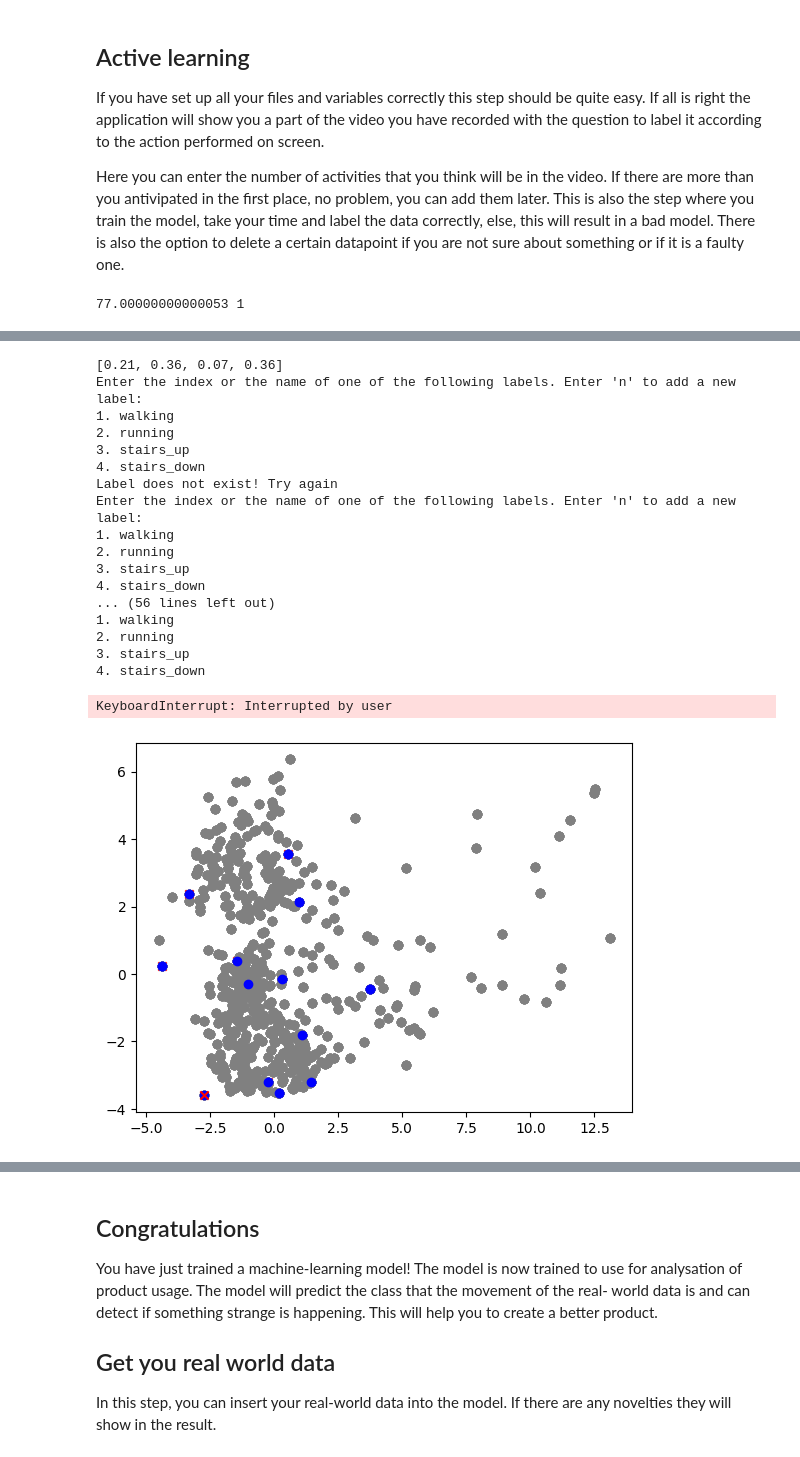
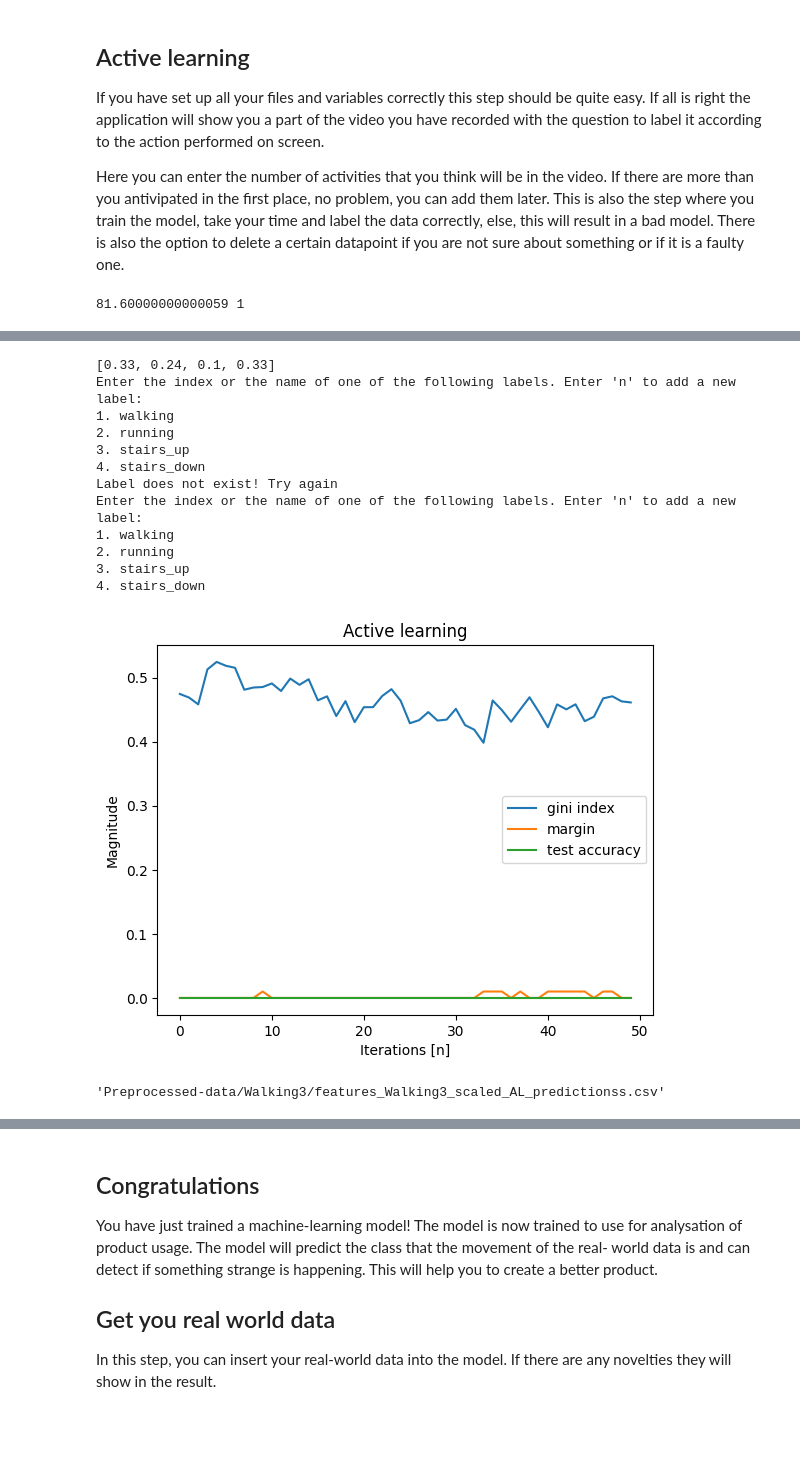
Before and after one commit to iantmn/Capstone-AI-IoT, a Jupyter notebook: Notebook.ipynb, the cells around one changed output, grey strips where cells are left out. Cells and saved outputs as stored; diff of their text form; code cells hidden in the pictures; blank space fills up the shorter version.

```diff
--- a/Notebook.ipynb
+++ b/Notebook.ipynb
@@ -109,32 +113,27 @@ This is also the step where you train the model, take your time and label the da
 # %%
 labels = ['walking', 'running', 'stairs_up', 'stairs_down']
 # vid = VideoLabeler(labels)
 # vid.labeling
 
 AL = ActiveLearning(fr'Preprocessed-data/{Activity}/features_{Activity}_scaled.csv', Activity, labels, 1)
-AL.training(50, random_points=1)
+AL.training(50)
 AL.plotting()
 AL.write_to_file()
 # %% [output]
-77.00000000000053 1
+81.60000000000059 1
 [interactive output not drawn]
-[0.21, 0.36, 0.07, 0.36]
+[0.33, 0.24, 0.1, 0.33]
 Enter the index or the name of one of the following labels. Enter 'n' to add a new label:
 1. walking
 2. running
 3. stairs_up
 4. stairs_down
 Label does not exist! Try again
 Enter the index or the name of one of the following labels. Enter 'n' to add a new label:
 1. walking
 2. running
 3. stairs_up
 4. stairs_down
-... (56 lines left out)
-1. walking
-2. running
-3. stairs_up
-4. stairs_down
+[figure, new version]
-KeyboardInterrupt: Interrupted by user
+'Preprocessed-data/Walking3/features_Walking3_scaled_AL_predictionss.csv'
-[figure, old version]
 # %%
```
Also changed, not shown: parts of 4 cells of this notebook.
